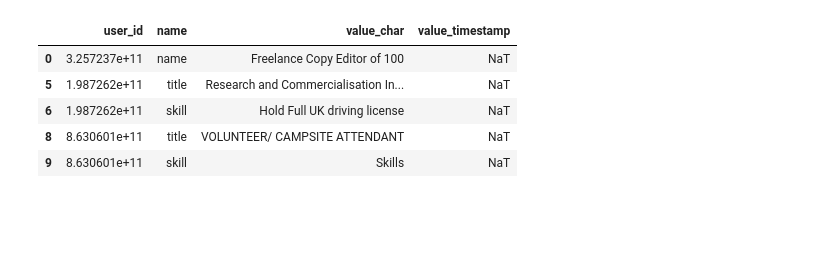
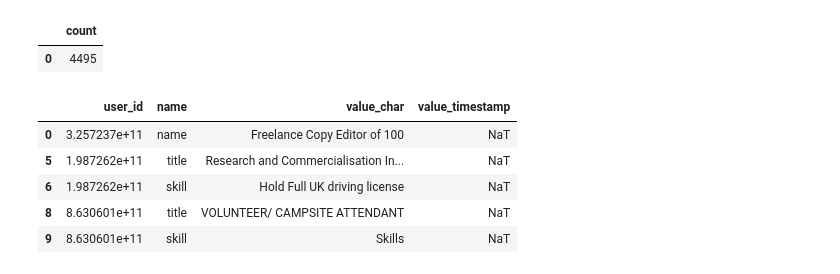
Before and after one commit to ethan-ghoreishi/cv-classification, a Jupyter notebook: vocabulary-embedding.ipynb, the cells around one changed output. Saved outputs shown, nothing was run; the diff lists cells and outputs as text; code cells hidden in the pictures; blank space fills up the shorter version.

```diff
--- a/vocabulary-embedding.ipynb
+++ b/vocabulary-embedding.ipynb
@@ -12,6 +12,11 @@ from textblob import blob, Blobber, TextBlob, Sentence, Word, WordList, tokenize
 con = psycopg2.connect(dbname="skillsdb",host="dw-instance.cbrlhmbtfrqg.eu-west-2.redshift.amazonaws.com"
                 ,port="5439",user="masteruser", password="Ehgh1363")
 curs = con.cursor()
+# %%
+pd.read_sql_query('''select count (distinct user_id) from cv''',con)
+# %% [output]
+|  | count |
+| 0 | 4495 |
 # %%
 # import all data from redshift and insert into a dataframe
 
```
Also changed, not shown: parts of 21 cells of this notebook, 1 other file.
